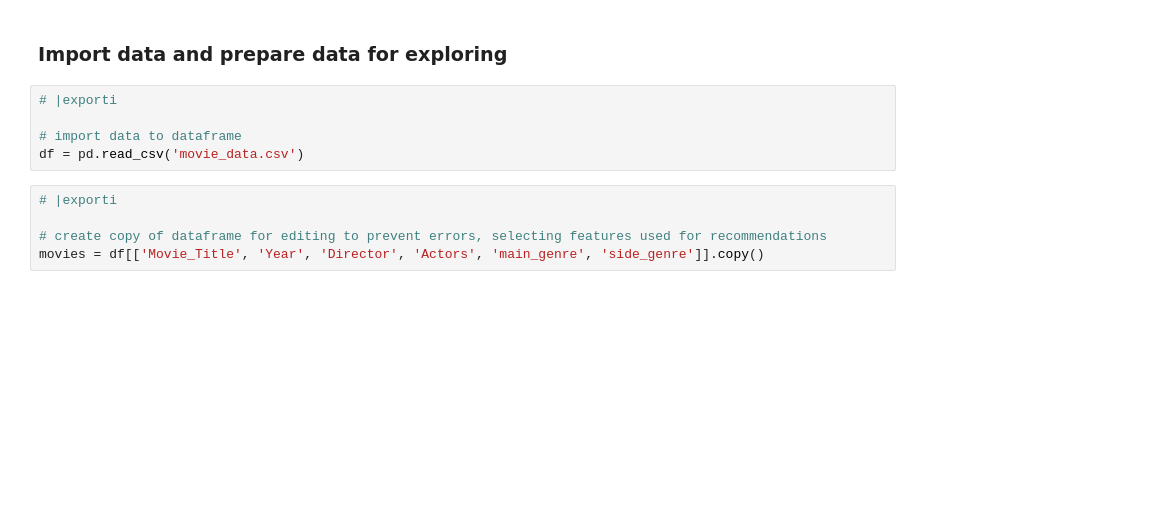
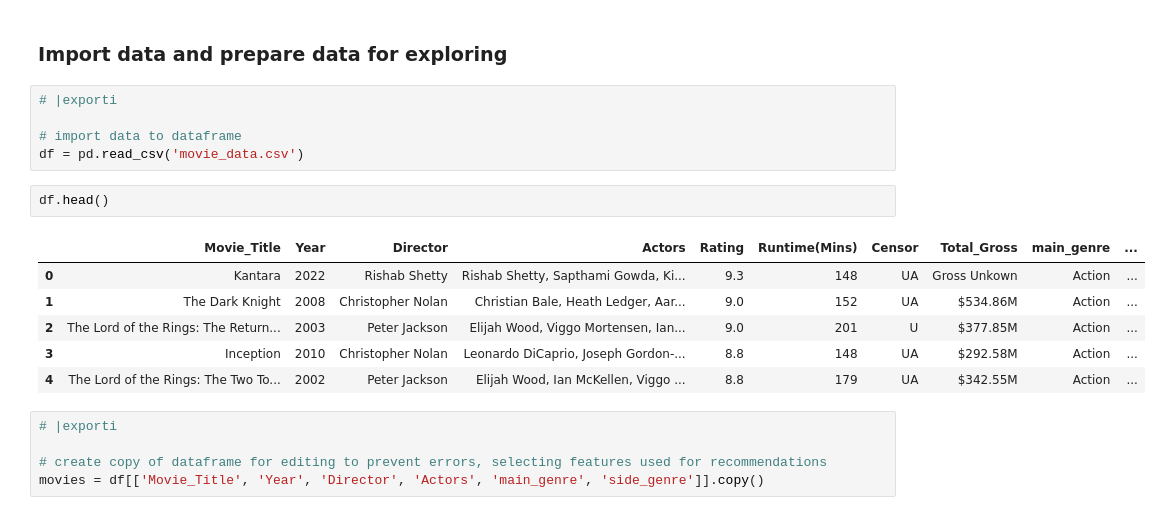
Before and after one commit to SunLongAn/TestMovieRec2, a Jupyter notebook: movie-rec.ipynb, the cells around one changed output. Cells and saved outputs as stored; diff of their text form; blank space fills up the shorter version.

```diff
--- a/movie-rec.ipynb
+++ b/movie-rec.ipynb
@@ -32,6 +32,15 @@ st.title(":blue[Fanz O' Filmz] Movie Recommender")
 
 # import data to dataframe
 df = pd.read_csv('movie_data.csv')
+# %%
+df.head()
+# %% [output]
+|  | Movie_Title | Year | Director | Actors | Rating | Runtime(Mins) | Censor | Total_Gross | main_genre | ... |
+| 0 | Kantara | 2022 | Rishab Shetty | Rishab Shetty, Sapthami Gowda, Ki... | 9.3 | 148 | UA | Gross Unkown | Action | ... |
+| 1 | The Dark Knight | 2008 | Christopher Nolan | Christian Bale, Heath Ledger, Aar... | 9.0 | 152 | UA | $534.86M | Action | ... |
+| 2 | The Lord of the Rings: The Return... | 2003 | Peter Jackson | Elijah Wood, Viggo Mortensen, Ian... | 9.0 | 201 | U | $377.85M | Action | ... |
+| 3 | Inception | 2010 | Christopher Nolan | Leonardo DiCaprio, Joseph Gordon-... | 8.8 | 148 | UA | $292.58M | Action | ... |
+| 4 | The Lord of the Rings: The Two To... | 2002 | Peter Jackson | Elijah Wood, Ian McKellen, Viggo ... | 8.8 | 179 | UA | $342.55M | Action | ... |
 # %%
 # |exporti
 
```
Also changed, not shown: parts of 13 cells of this notebook, 2 other files.
